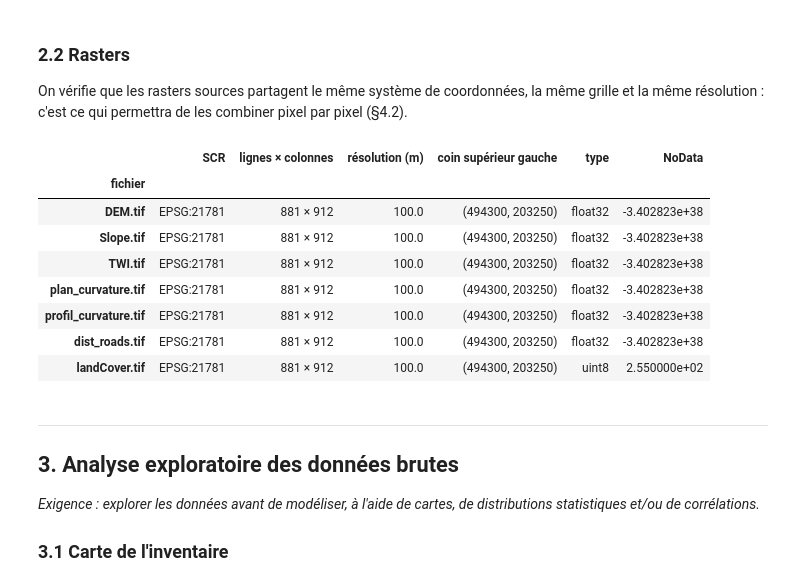
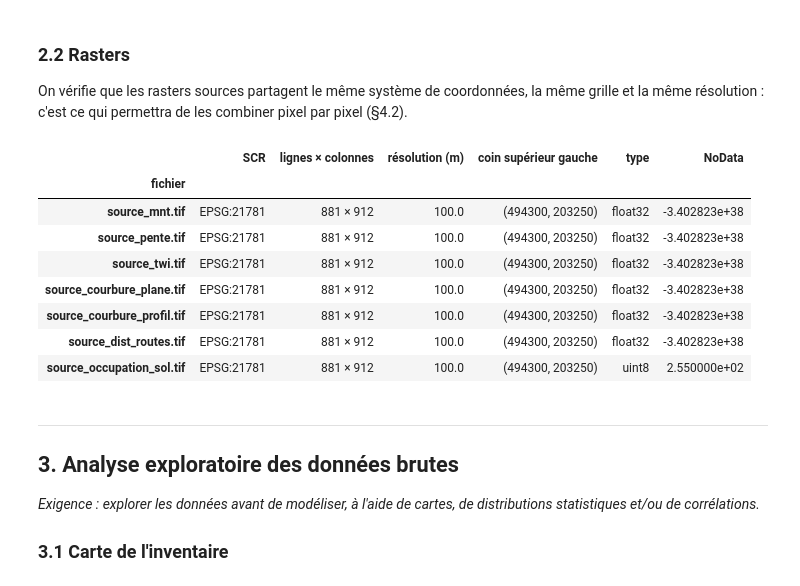
Before and after one commit to gse-unil/2026_Geoinformatique_II, a Jupyter notebook: tps/python/project_example_landslides.ipynb, the cells around one changed output. Drawn from its saved outputs; the diff is of its cells as text; code cells hidden in the pictures.

```diff
--- a/tps/python/project_example_landslides.ipynb
+++ b/tps/python/project_example_landslides.ipynb
@@ -163,35 +165,35 @@ On vérifie que les rasters sources partagent le même système de coordonnées,
 # %%
 # Rasters des variables explicatives : nom de la variable → fichier source
 RASTERS = {
-    'altitude':        'DEM.tif',
-    'pente':           'Slope.tif',
-    'twi':             'TWI.tif',
-    'courbure_plane':  'plan_curvature.tif',
-    'courbure_profil': 'profil_curvature.tif',
-    'dist_routes':     'dist_roads.tif',
+    'altitude':        'source_mnt.tif',
+    'pente':           'source_pente.tif',
+    'twi':             'source_twi.tif',
+    'courbure_plane':  'source_courbure_plane.tif',
+    'courbure_profil': 'source_courbure_profil.tif',
+    'dist_routes':     'source_dist_routes.tif',
 }
-OCCUPATION_SOL = 'landCover.tif'   # sert seulement à écarter les glaciers et plans d'eau (§4.2)
+OCCUPATION_SOL = 'source_occupation_sol.tif'   # sert seulement à écarter les glaciers et plans d'eau (§4.2)
 
 metadonnees = []
 for fichier in list(RASTERS.values()) + [OCCUPATION_SOL]:
-    with rasterio.open(RASTERS_SOURCES / fichier) as src:
+    with rasterio.open(PROJET / fichier) as src:
         metadonnees.append({
             'fichier': fichier, 'SCR': f'EPSG:{src.crs.to_epsg()}',
             'lignes × colonnes': f'{src.height} × {src.width}', 'résolution (m)': src.res[0],
             'coin supérieur gauche': f'({src.transform.c:.0f}, {src.transform.f:.0f})',
             'type': src.dtypes[0], 'NoData': src.nodata,
         })
 pd.DataFrame(metadonnees).set_index('fichier')
 # %% [output]
 |  | SCR | lignes × colonnes | résolution (m) | coin supérieur gauche | type | NoData |
 | fichier |  |  |  |  |  |  |
-| DEM.tif | EPSG:21781 | 881 × 912 | 100.0 | (494300, 203250) | float32 | -3.402823e+38 |
-| Slope.tif | EPSG:21781 | 881 × 912 | 100.0 | (494300, 203250) | float32 | -3.402823e+38 |
-| TWI.tif | EPSG:21781 | 881 × 912 | 100.0 | (494300, 203250) | float32 | -3.402823e+38 |
-| plan_curvature.tif | EPSG:21781 | 881 × 912 | 100.0 | (494300, 203250) | float32 | -3.402823e+38 |
-| profil_curvature.tif | EPSG:21781 | 881 × 912 | 100.0 | (494300, 203250) | float32 | -3.402823e+38 |
-| dist_roads.tif | EPSG:21781 | 881 × 912 | 100.0 | (494300, 203250) | float32 | -3.402823e+38 |
-| landCover.tif | EPSG:21781 | 881 × 912 | 100.0 | (494300, 203250) | uint8 | 2.550000e+02 |
+| source_mnt.tif | EPSG:21781 | 881 × 912 | 100.0 | (494300, 203250) | float32 | -3.402823e+38 |
+| source_pente.tif | EPSG:21781 | 881 × 912 | 100.0 | (494300, 203250) | float32 | -3.402823e+38 |
+| source_twi.tif | EPSG:21781 | 881 × 912 | 100.0 | (494300, 203250) | float32 | -3.402823e+38 |
+| source_courbure_plane.tif | EPSG:21781 | 881 × 912 | 100.0 | (494300, 203250) | float32 | -3.402823e+38 |
+| source_courbure_profil.tif | EPSG:21781 | 881 × 912 | 100.0 | (494300, 203250) | float32 | -3.402823e+38 |
+| source_dist_routes.tif | EPSG:21781 | 881 × 912 | 100.0 | (494300, 203250) | float32 | -3.402823e+38 |
+| source_occupation_sol.tif | EPSG:21781 | 881 × 912 | 100.0 | (494300, 203250) | uint8 | 2.550000e+02 |
 # %% [markdown]
 ---
 ## 3. Analyse exploratoire des données brutes
```
Also changed, not shown: parts of 6 cells of this notebook, 6 other files.
